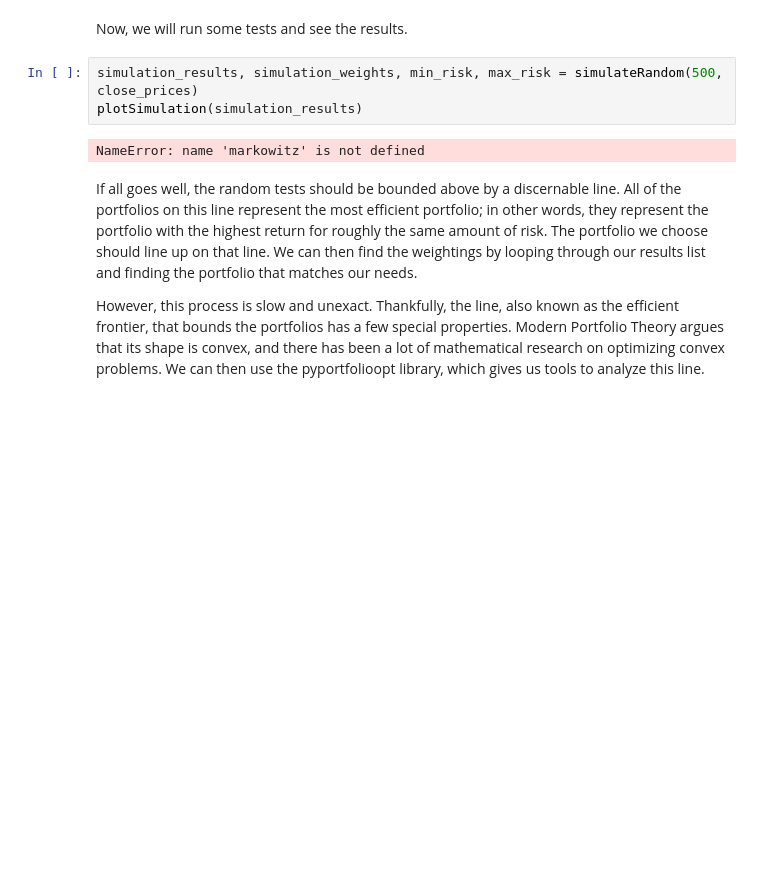
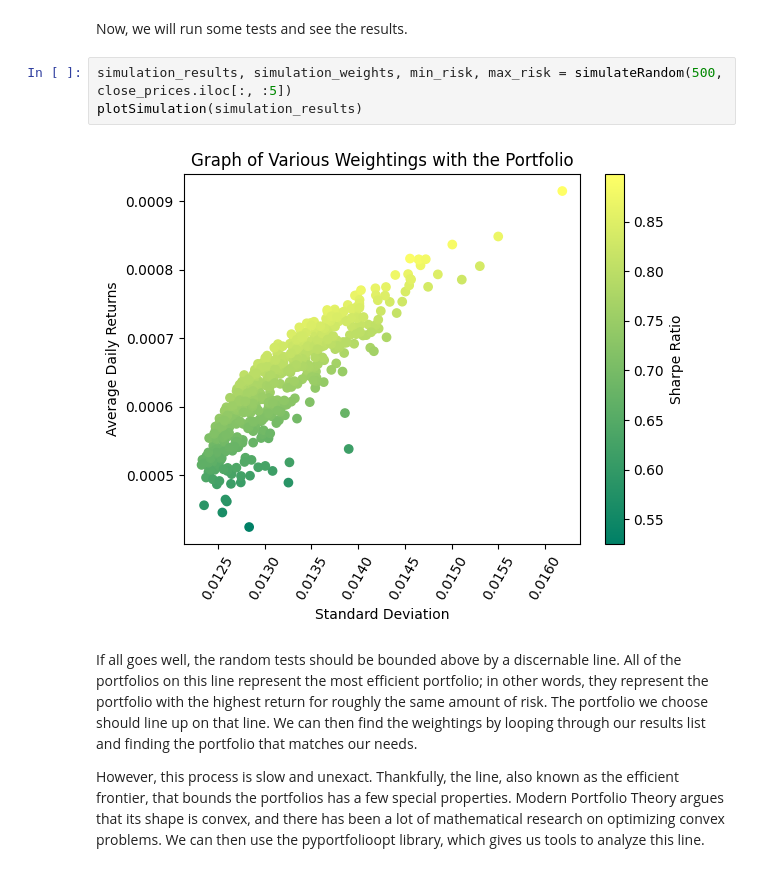
Before and after one commit to JasonLi14/Portfolio-Analyzer, a Jupyter notebook: Team_02_Assignment.ipynb, the cells around one changed output. Drawn from its saved outputs; the diff is of its cells as text; blank space fills up the shorter version.

```diff
--- a/Team_02_Assignment.ipynb
+++ b/Team_02_Assignment.ipynb
@@ -698,10 +700,10 @@ Test random weightings: [0.011774574979224262, 0.015162818750788079, 0.020644585
 # %% [markdown]
 Now, we will run some tests and see the results.
 # %%
-simulation_results, simulation_weights, min_risk, max_risk = simulateRandom(500, close_prices)
+simulation_results, simulation_weights, min_risk, max_risk = simulateRandom(500, close_prices.iloc[:, :5])
 plotSimulation(simulation_results)
 # %% [output]
-NameError: name 'markowitz' is not defined
+[figure, added]
 # %% [markdown]
 If all goes well, the random tests should be bounded above by a discernable line. All of the portfolios on this line represent the most efficient portfolio; in other words, they represent the portfolio with the highest return for roughly the same amount of risk. The portfolio we choose should line up on that line. We can then find the weightings by looping through our results list and finding the portfolio that matches our needs.
 
```
Also changed, not shown: parts of 10 cells of this notebook.
